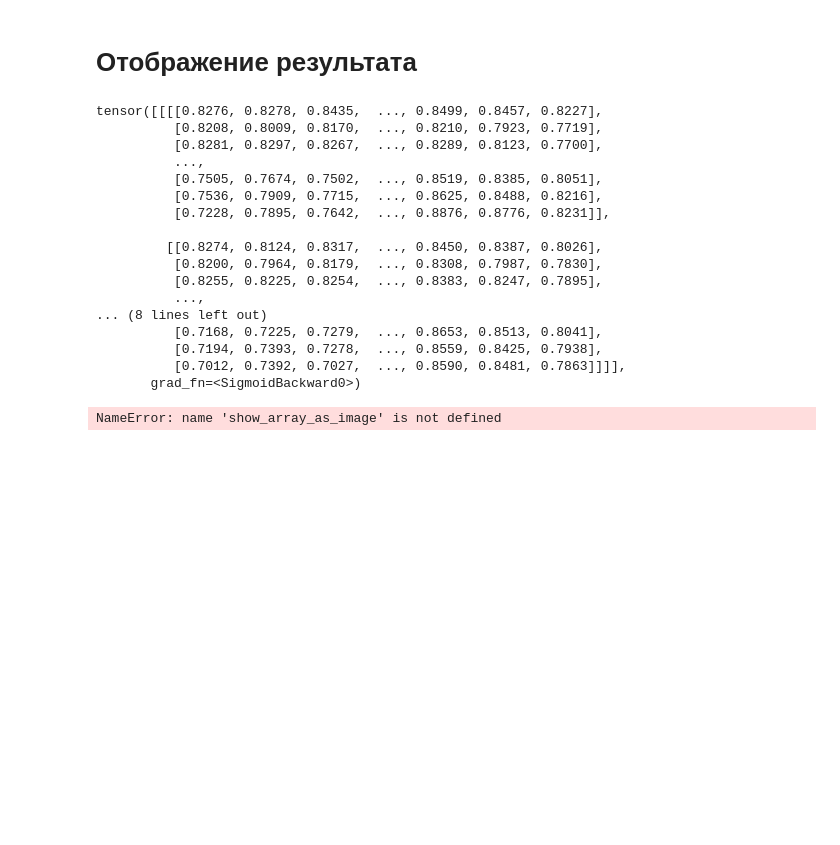
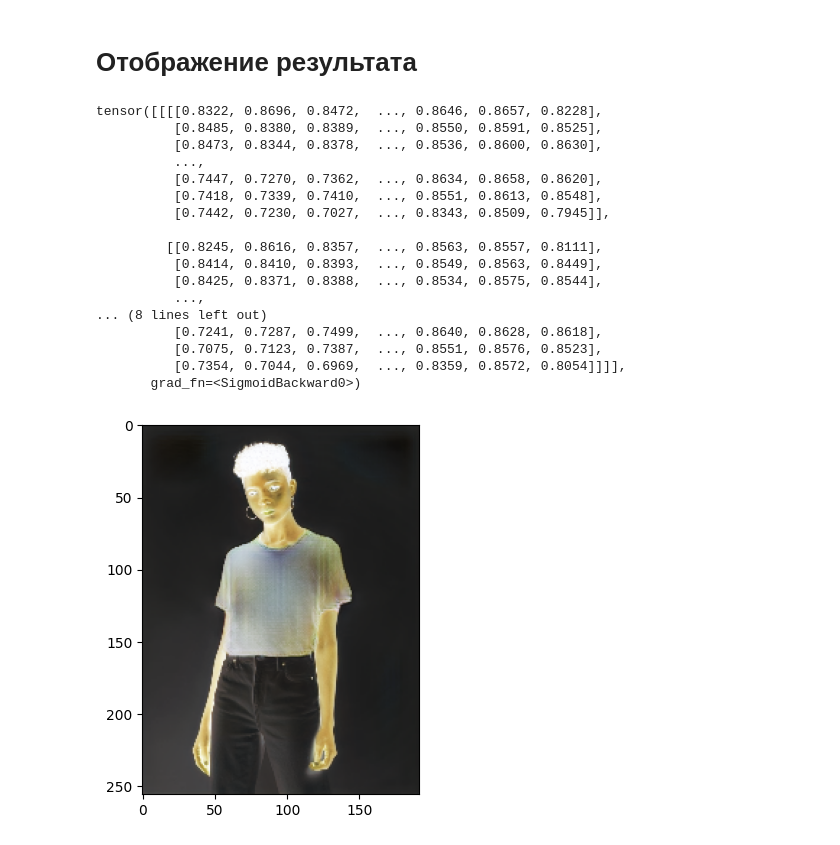
Before and after one commit to EgorProkopov/SMBackEnd, a Jupyter notebook: LookGenerator/networks_training/checking_encoder_decoder.ipynb, the cells around one changed output. Drawn from its saved outputs; the diff is of its cells as text; code cells hidden in the pictures; blank space fills up the shorter version.

```diff
--- a/LookGenerator/networks_training/checking_encoder_decoder.ipynb
+++ b/LookGenerator/networks_training/checking_encoder_decoder.ipynb
@@ -55,7 +55,7 @@ input_bin_transform = transforms.Compose([
 # %%
 model_input = prepare_images_for_encoder(human_image, pose_points, clothes, input_rgb_transform, input_bin_transform).float()
 # %%
-weights_dir = r"C:\Users\Даша\PycharmProjects\SMBackEnd\LookGenerator\weights\unet_epoch_59.pt"
+weights_dir = r"C:\Users\Даша\PycharmProjects\SMBackEnd\LookGenerator\weights\epoch_19.pt"
 # %%
 model = EncoderDecoder(in_channels=6, out_channels=3)
 model = load_model(model, weights_dir)
@@ -73,31 +73,33 @@ model_output = model(model_input)
 # %%
 model_output
 # %% [output]
-tensor([[[[0.8276, 0.8278, 0.8435,  ..., 0.8499, 0.8457, 0.8227],
-          [0.8208, 0.8009, 0.8170,  ..., 0.8210, 0.7923, 0.7719],
-          [0.8281, 0.8297, 0.8267,  ..., 0.8289, 0.8123, 0.7700],
+tensor([[[[0.8322, 0.8696, 0.8472,  ..., 0.8646, 0.8657, 0.8228],
+          [0.8485, 0.8380, 0.8389,  ..., 0.8550, 0.8591, 0.8525],
+          [0.8473, 0.8344, 0.8378,  ..., 0.8536, 0.8600, 0.8630],
           ...,
-          [0.7505, 0.7674, 0.7502,  ..., 0.8519, 0.8385, 0.8051],
-          [0.7536, 0.7909, 0.7715,  ..., 0.8625, 0.8488, 0.8216],
-          [0.7228, 0.7895, 0.7642,  ..., 0.8876, 0.8776, 0.8231]],
+          [0.7447, 0.7270, 0.7362,  ..., 0.8634, 0.8658, 0.8620],
+          [0.7418, 0.7339, 0.7410,  ..., 0.8551, 0.8613, 0.8548],
+          [0.7442, 0.7230, 0.7027,  ..., 0.8343, 0.8509, 0.7945]],
 
-         [[0.8274, 0.8124, 0.8317,  ..., 0.8450, 0.8387, 0.8026],
-          [0.8200, 0.7964, 0.8179,  ..., 0.8308, 0.7987, 0.7830],
-          [0.8255, 0.8225, 0.8254,  ..., 0.8383, 0.8247, 0.7895],
+         [[0.8245, 0.8616, 0.8357,  ..., 0.8563, 0.8557, 0.8111],
+          [0.8414, 0.8410, 0.8393,  ..., 0.8549, 0.8563, 0.8449],
+          [0.8425, 0.8371, 0.8388,  ..., 0.8534, 0.8575, 0.8544],
           ...,
 ... (8 lines left out)
-          [0.7168, 0.7225, 0.7279,  ..., 0.8653, 0.8513, 0.8041],
-          [0.7194, 0.7393, 0.7278,  ..., 0.8559, 0.8425, 0.7938],
-          [0.7012, 0.7392, 0.7027,  ..., 0.8590, 0.8481, 0.7863]]]],
+          [0.7241, 0.7287, 0.7499,  ..., 0.8640, 0.8628, 0.8618],
+          [0.7075, 0.7123, 0.7387,  ..., 0.8551, 0.8576, 0.8523],
+          [0.7354, 0.7044, 0.6969,  ..., 0.8359, 0.8572, 0.8054]]]],
        grad_fn=<SigmoidBackward0>)
 # %%
 model_output = to_array_from_decoder(model_output)
+# %%
+to_plt = model_output
 # %%
-c = np.array(model_output[:,:,0])
-model_output[:,:,0] = model_output[:,:,2]
-model_output[:,:,2] = c
+c = np.array(to_plt[:,:,0])
+to_plt[:,:,0] = to_plt[:,:,2]
+to_plt[:,:,2] = c
 # %%
-show_array_as_image(np.invert(np.uint8(255*model_output)))
-save_array_as_image(np.invert(np.uint8(255*model_output)), save_path=r"")
+show_array_as_image(np.invert(np.uint8(255*to_plt)))
+save_array_as_image(np.uint8(255*model_output), save_path=r"a.png")
 # %% [output]
-NameError: name 'show_array_as_image' is not defined
+[figure, added]
```
